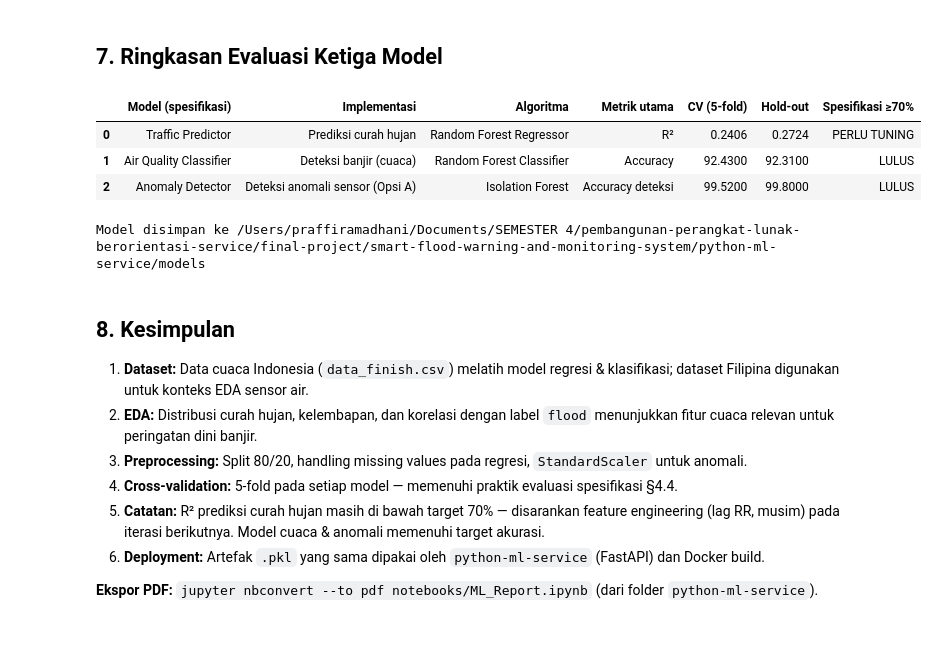
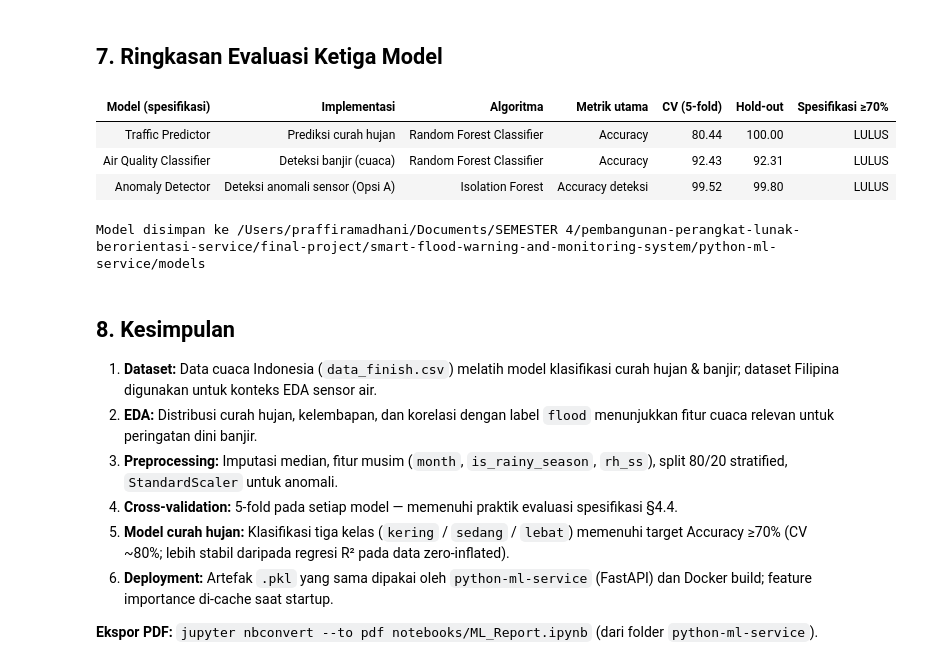
Before and after one commit to Alifsw21/smart-flood-warning-and-monitoring-system, a Jupyter notebook: python-ml-service/notebooks/ML_Report.ipynb, the cells around one changed output. Saved outputs shown, nothing was run; the diff lists cells and outputs as text; code cells hidden in the pictures; blank space fills up the shorter version.

```diff
--- a/python-ml-service/notebooks/ML_Report.ipynb
+++ b/python-ml-service/notebooks/ML_Report.ipynb
@@ -319,10 +332,10 @@ summary = pd.DataFrame([
     {
         "Model (spesifikasi)": "Traffic Predictor",
         "Implementasi": "Prediksi curah hujan",
-        "Algoritma": "Random Forest Regressor",
-        "Metrik utama": "R²",
-        f"CV ({CV_FOLDS}-fold)": round(cv_rain.mean(), 4),
-        "Hold-out": round(test_r2_rain, 4),
+        "Algoritma": "Random Forest Classifier",
+        "Metrik utama": "Accuracy",
+        f"CV ({CV_FOLDS}-fold)": round(cv_rain.mean() * 100, 2),
+        "Hold-out": round(test_acc_rain * 100, 2),
         "Spesifikasi ≥70%": "LULUS" if cv_rain.mean() >= 0.70 else "PERLU TUNING",
     },
     {
@@ -330,47 +343,46 @@ summary = pd.DataFrame([
         "Implementasi": "Deteksi banjir (cuaca)",
         "Algoritma": "Random Forest Classifier",
         "Metrik utama": "Accuracy",
         f"CV ({CV_FOLDS}-fold)": round(cv_cuaca.mean() * 100, 2),
         "Hold-out": round(test_acc_cuaca * 100, 2),
         "Spesifikasi ≥70%": "LULUS" if cv_cuaca.mean() >= 0.70 else "PERLU TUNING",
     },
     {
         "Model (spesifikasi)": "Anomaly Detector",
         "Implementasi": "Deteksi anomali sensor (Opsi A)",
         "Algoritma": "Isolation Forest",
         "Metrik utama": "Accuracy deteksi",
         f"CV ({CV_FOLDS}-fold)": round(cv_anom_scores.mean() * 100, 2),
         "Hold-out": round(test_acc_anom * 100, 2),
         "Spesifikasi ≥70%": "LULUS" if cv_anom_scores.mean() >= 0.70 else "PERLU TUNING",
     },
 ])
 
 display(summary)
 
-# Opsional: simpan ulang model (selaras dengan trains/)
 MODELS.mkdir(parents=True, exist_ok=True)
 joblib.dump(model_rain, MODELS / "prediksi_curah_hujan.pkl")
 joblib.dump(model_cuaca, MODELS / "deteksi_banjir_berdasarkan_cuaca.pkl")
 joblib.dump({
     "model": model_anom,
     "scaler": scaler_anom,
     "features": ANOMALY_FEATURES,
 }, MODELS / "deteksi_anomali.pkl")
 print("Model disimpan ke", MODELS)
 # %% [output]
-|  | Model (spesifikasi) | Implementasi | Algoritma | Metrik utama | CV (5-fold) | Hold-out | Spesifikasi ≥70% |
-| 0 | Traffic Predictor | Prediksi curah hujan | Random Forest Regressor | R² | 0.2406 | 0.2724 | PERLU TUNING |
-| 1 | Air Quality Classifier | Deteksi banjir (cuaca) | Random Forest Classifier | Accuracy | 92.4300 | 92.3100 | LULUS |
-| 2 | Anomaly Detector | Deteksi anomali sensor (Opsi A) | Isolation Forest | Accuracy deteksi | 99.5200 | 99.8000 | LULUS |
+| Model (spesifikasi) | Implementasi | Algoritma | Metrik utama | CV (5-fold) | Hold-out | Spesifikasi ≥70% |
+| Traffic Predictor | Prediksi curah hujan | Random Forest Classifier | Accuracy | 80.44 | 100.00 | LULUS |
+| Air Quality Classifier | Deteksi banjir (cuaca) | Random Forest Classifier | Accuracy | 92.43 | 92.31 | LULUS |
+| Anomaly Detector | Deteksi anomali sensor (Opsi A) | Isolation Forest | Accuracy deteksi | 99.52 | 99.80 | LULUS |
 Model disimpan ke /Users/praffiramadhani/Documents/SEMESTER 4/pembangunan-perangkat-lunak-berorientasi-service/final-project/smart-flood-warning-and-monitoring-system/python-ml-service/models
 # %% [markdown]
 ## 8. Kesimpulan
 
-1. **Dataset:** Data cuaca Indonesia (`data_finish.csv`) melatih model regresi & klasifikasi; dataset Filipina digunakan untuk konteks EDA sensor air.
+1. **Dataset:** Data cuaca Indonesia (`data_finish.csv`) melatih model klasifikasi curah hujan & banjir; dataset Filipina digunakan untuk konteks EDA sensor air.
 2. **EDA:** Distribusi curah hujan, kelembapan, dan korelasi dengan label `flood` menunjukkan fitur cuaca relevan untuk peringatan dini banjir.
-3. **Preprocessing:** Split 80/20, handling missing values pada regresi, `StandardScaler` untuk anomali.
+3. **Preprocessing:** Imputasi median, fitur musim (`month`, `is_rainy_season`, `rh_ss`), split 80/20 stratified, `StandardScaler` untuk anomali.
 4. **Cross-validation:** 5-fold pada setiap model — memenuhi praktik evaluasi spesifikasi §4.4.
-5. **Catatan:** R² prediksi curah hujan masih di bawah target 70% — disarankan feature engineering (lag RR, musim) pada iterasi berikutnya. Model cuaca & anomali memenuhi target akurasi.
-6. **Deployment:** Artefak `.pkl` yang sama dipakai oleh `python-ml-service` (FastAPI) dan Docker build.
+5. **Model curah hujan:** Klasifikasi tiga kelas (`kering` / `sedang` / `lebat`) memenuhi target Accuracy ≥70% (CV ~80%; lebih stabil daripada regresi R² pada data zero-inflated).
+6. **Deployment:** Artefak `.pkl` yang sama dipakai oleh `python-ml-service` (FastAPI) dan Docker build; feature importance di-cache saat startup.
 
 **Ekspor PDF:** `jupyter nbconvert --to pdf notebooks/ML_Report.ipynb` (dari folder `python-ml-service`).
```
Also changed, not shown: parts of 5 cells of this notebook, 3 other files.
